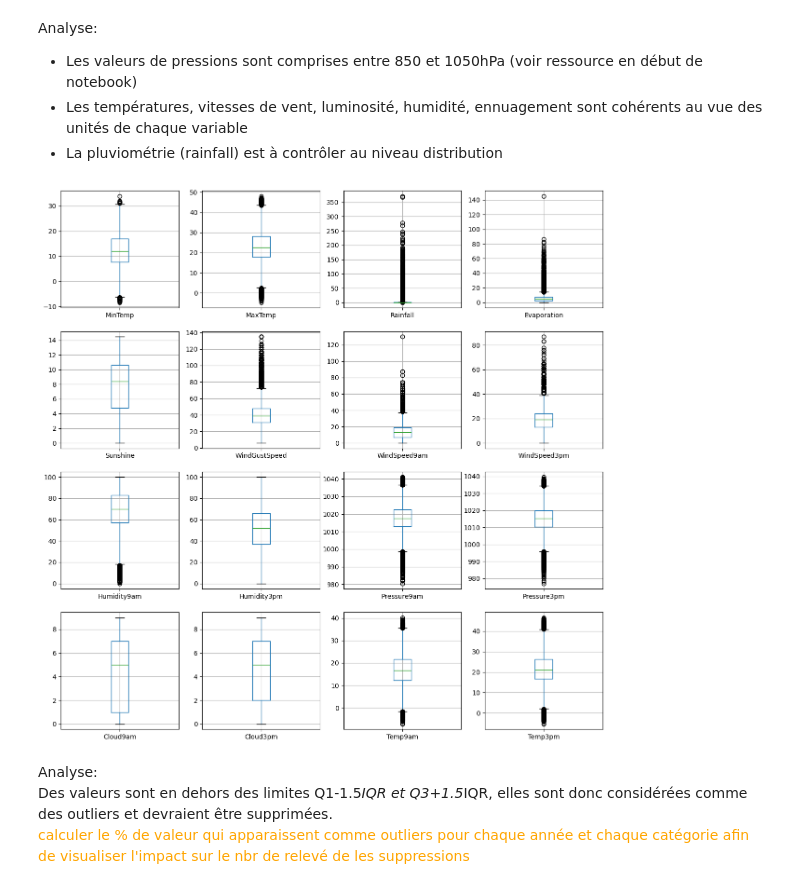
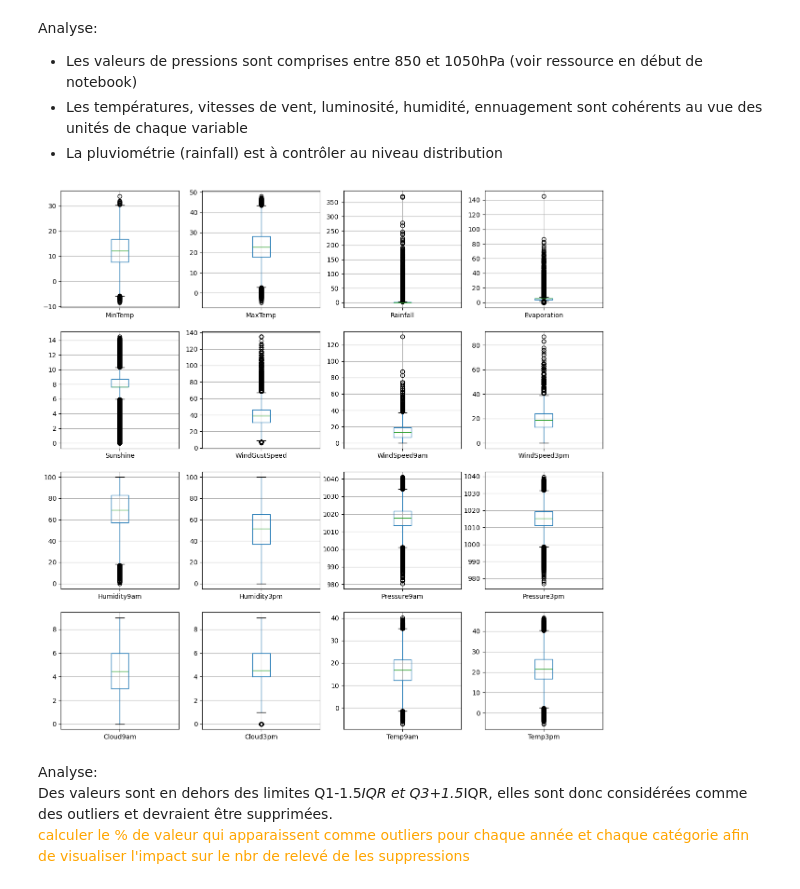
Before and after one commit to thomaspons/aug25cds_meteo_tp, a Jupyter notebook: notebooks/DS_project_weatherAUS.ipynb, the cells around one changed output. Cells and saved outputs as stored; diff of their text form; code cells hidden in the pictures.

Commit message:
add analyse of count plot and replace nan values

```diff
--- a/notebooks/DS_project_weatherAUS.ipynb
+++ b/notebooks/DS_project_weatherAUS.ipynb
@@ -213,16 +217,23 @@ Analyse:<br>
 - Les températures, vitesses de vent, luminosité, humidité, ennuagement sont cohérents au vue des unités de chaque variable
 - La pluviométrie (rainfall) est à contrôler au niveau distribution
 # %%
-# création de la liste des colonnes numériques
+# Remplacement par les modes
+var_cat = ['WindGustDir', 'WindDir9am', 'WindDir9am']
+modes = df[var_cat].mode().iloc[0]
+df_filled = df.fillna(modes)
+
+# Remplacement par les moyennes pour les variables numériques
 numerical_col = ['MinTemp','MaxTemp', 'Rainfall', 'Evaporation', 'Sunshine', 'WindGustSpeed', 'WindSpeed9am', 'WindSpeed3pm', 'Humidity9am', 'Humidity3pm', 'Pressure9am', 'Pressure3pm', 'Cloud9am', 'Cloud3pm', 'Temp9am', 'Temp3pm']
+moyennes = df[numerical_col].mean()
+df_filled = df.fillna(moyennes)
 # %%
 # On affiche les box plot de chaque colonne numérique dans un subplot
 # ax=axes.flatten()[i] transforme le tableau 2D (4x4) en un tableau 1D de 16
 fig, axes = plt.subplots(4, 4,figsize=(15,15))
 for i, col in enumerate(numerical_col):
-    df.boxplot(col, ax=axes.flatten()[i])
+    df_filled.boxplot(col, ax=axes.flatten()[i])
 # %% [output]
-[figure, old version]
+[figure, new version]
 # %% [markdown]
 Analyse:<br>
 Des valeurs sont en dehors des limites Q1-1.5*IQR et Q3+1.5*IQR, elles sont donc considérées comme des outliers et devraient être supprimées.<br>
```
Also changed, not shown: parts of 5 cells of this notebook.
